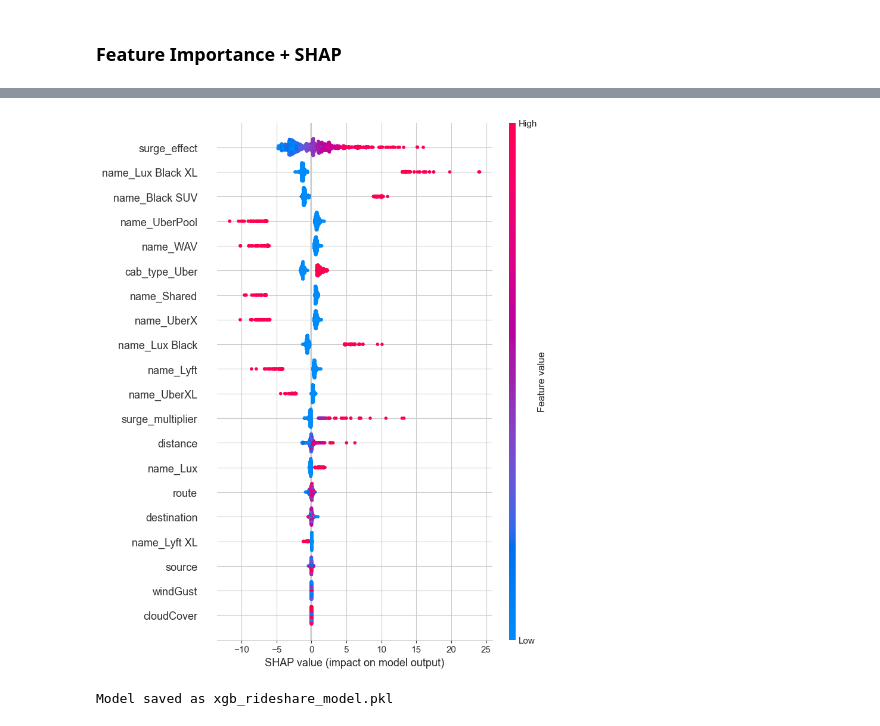
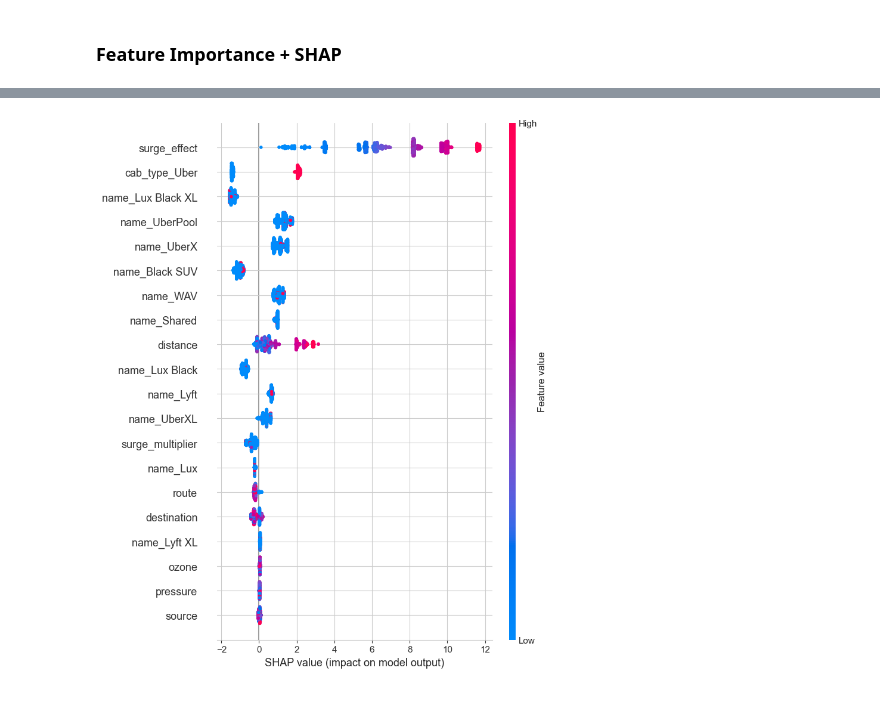
Before and after one commit to JonathanAmponsahBoadu/Uber_ride_price_prediction-with-XGBOOST, a Jupyter notebook: project.ipynb, the cells around one changed output, grey strips where cells are left out. Cells and saved outputs as stored; diff of their text form; code cells hidden in the pictures.

```diff
--- a/project.ipynb
+++ b/project.ipynb
@@ -360,0 +329,34 @@ Best CV R² Score: 0.9624
+# %%
+from sklearn.model_selection import RandomizedSearchCV
+from sklearn.pipeline import Pipeline
+from sklearn.preprocessing import StandardScaler
+
+# Define pipeline (scaler + model)
+pipeline = Pipeline([
+    ("scaler", StandardScaler()),
+    ("model", xgb.XGBRegressor(objective="reg:squarederror", random_state=42, n_jobs=-1))
+])
+
+# Update param_dist → must use "model__" prefix
+param_dist = {
+    "model__n_estimators": [200, 300],
+    "model__max_depth": [5, 7],
+    "model__learning_rate": [0.05, 0.1],
+    "model__subsample": [0.8, 1.0],
+    "model__colsample_bytree": [0.8, 1.0]
+}
+
+# Randomized search
+random_search = RandomizedSearchCV(
+    estimator=pipeline,
+    param_distributions=param_dist,
+    n_iter=5,
+    cv=2,
+    scoring="r2",
+    verbose=2,
+    random_state=42,
+    n_jobs=-1
+)
+
+# Fit search on sample
+random_search.fit(X_sample, y_sample)
@@ -404,21 +440,12 @@ plt.show()
 # %%
 # Ensure numeric dtype for SHAP
 X_train_float = X_train.astype(float)
 X_test_float = X_test.astype(float)
 
-explainer = shap.TreeExplainer(best_model)  # TreeExplainer is best for XGBoost
+explainer = shap.TreeExplainer(best_model.named_steps['model'])  # Use only the XGBoost model
 shap_values = explainer.shap_values(X_test_float[:1000])  # subset for speed
 
 # Summary plot (global effects)
 shap.summary_plot(shap_values, X_test_float[:1000], feature_names=X_train.columns)
 # %% [output]
-[figure, old version]
+[figure, new version]
-# %%
-import joblib
-
-# Save model
-joblib.dump(best_model, "xgb_rideshare_model.pkl")
-
-print("Model saved as xgb_rideshare_model.pkl")
-# %% [output]
-Model saved as xgb_rideshare_model.pkl
```
Also changed, not shown: parts of 10 cells of this notebook, 2 other files.
